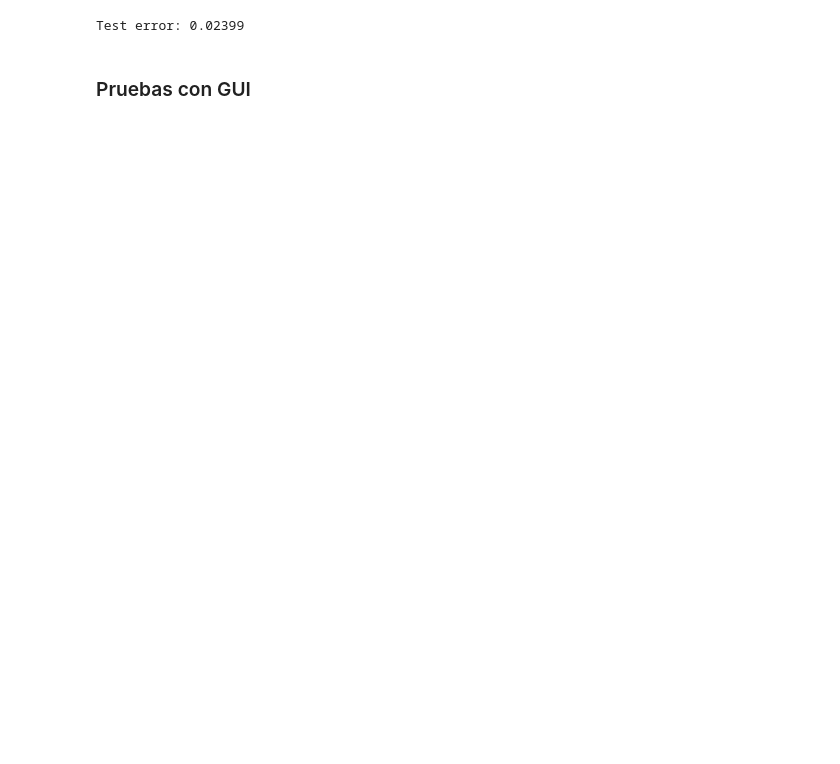
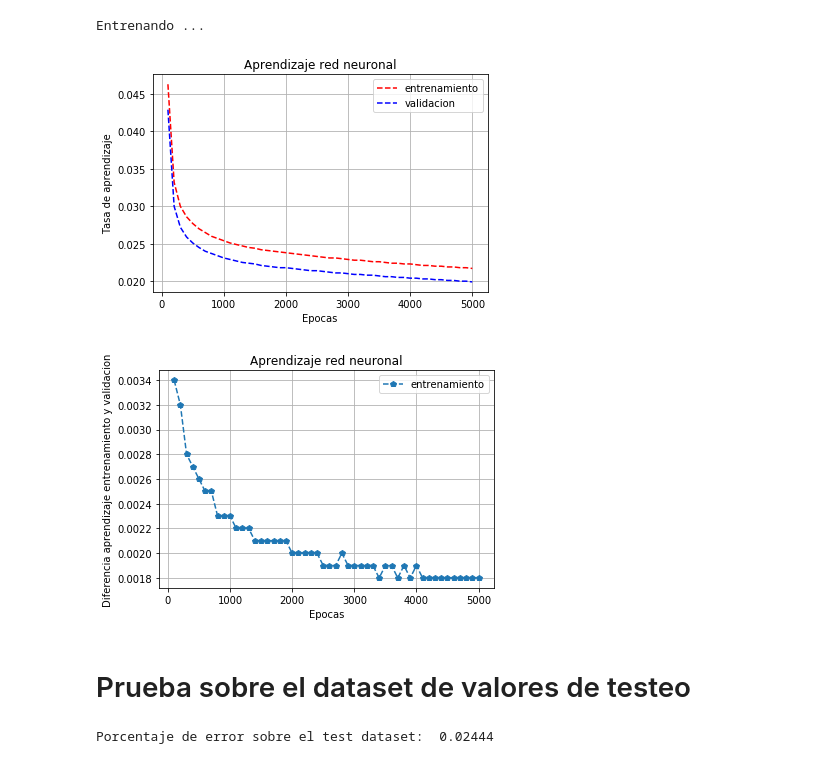
Before and after one commit to lozuwa/clasificador_datos_electricos, a Jupyter notebook: NN_carga.ipynb, the cells around one changed output. Cells and saved outputs as stored; diff of their text form; code cells hidden in the pictures; blank space fills up the shorter version.

Commit message:
Added some UI to the neural network notebook.

```diff
--- a/NN_carga.ipynb
+++ b/NN_carga.ipynb
@@ -88,0 +89,7 @@ Iteración: 5000 ... Train error: 0.0213 ... Validation error: 0.0197
+# %%
+epochs_slider = UI.create_int_slider(value=5000, min=0, max=10000, step=100, name="Epocas")
+learning_rate_slider = UI.create_float_slider(value=0.08, min=0, max=1, step=0.01, name="Aprendizaje")
+mid_layer_neurons_slider = UI.create_int_slider(value=10, min=0, max=20, step=1, name="Neuronas")
+display(epochs_slider)
+display(learning_rate_slider)
+display(mid_layer_neurons_slider)
@@ -89,11 +100,22 @@ Iteración: 5000 ... Train error: 0.0213 ... Validation error: 0.0197
+# %%
+model, x_axis, y_axis_train, y_axis_validation = train(int(epochs_slider.value),
+                                                  mid_layer_neurons_slider.value,
+                                                  float(learning_rate_slider.value),)
+# %% [output]
+Entrenando ...
+# %%
+plot(x_axis, y_axis_train, y_axis_validation)
+plt.show()
+# %% [output]
+[figure, added]
+[figure, added]
+# %% [markdown]
+# Prueba sobre el dataset de valores de testeo
 # %%
 with open('best_params.pickle', 'rb') as file:
     best_params = pickle.load(file)
-
 model.parameters = best_params
 test_pred = model.test(X_test)
-print('Test error:', round(MSE(test_pred, y_test.values), 5))
+print("Porcentaje de error sobre el test dataset: ", round(NeuralNetwork.MSE(test_pred, y_test.values), 5))
 # %% [output]
-Test error: 0.02399
+Porcentaje de error sobre el test dataset:  0.02444
-# %% [markdown]
-### Pruebas con GUI
```
Also changed, not shown: parts of 21 cells of this notebook, 5 other files.
